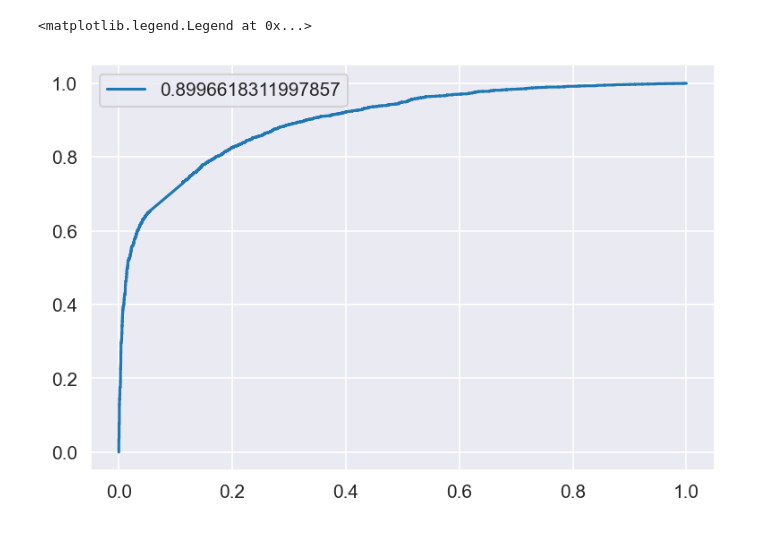
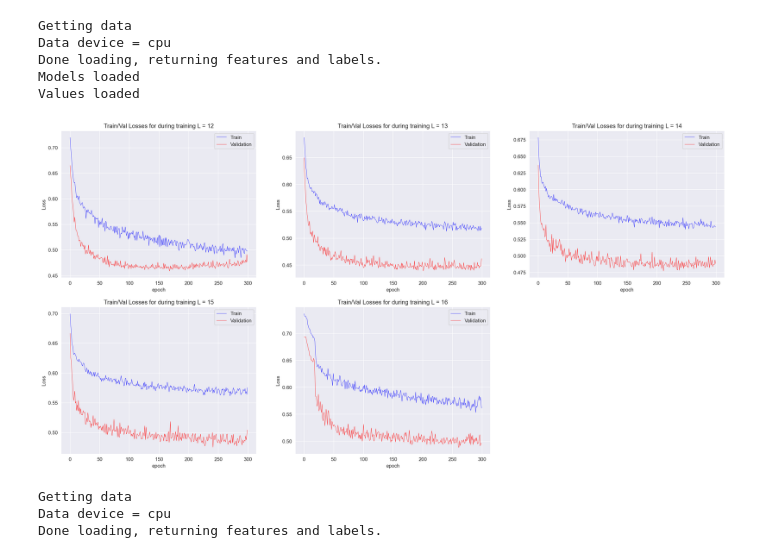
Before and after one commit to richieYT-wan/DeepCAT_PyTorch, a Jupyter notebook: notebooks/models_plots.ipynb, the cells around one changed output. Saved outputs shown, nothing was run; the diff lists cells and outputs as text; code cells hidden in the pictures.

```diff
--- a/notebooks/models_plots.ipynb
+++ b/notebooks/models_plots.ipynb
@@ -97,7 +66,0 @@ a,b,c,d,e = eval_model(test_dict2[12], nn.CrossEntropyLoss(), train_feats[12], t
-# %%
-import matplotlib.pyplot as plt
-plt.plot(e[0],e[1], label = str(c))
-plt.legend()
-# %% [output]
-<matplotlib.legend.Legend at 0x...>
-[figure, removed]
@@ -103,0 +69,72 @@ plt.legend()
+# %%
+TRAIN_FEATURES, TRAIN_LABELS = generate_features_labels(train_tumor, train_normal, keys=[12,13,14],device= None, shuffle=True)
+models = load_models([12,13,14,15,16], '../src/Output/test/')
+a,b,c,d,e = load_losses([12,13,14,15,16], '../src/Output/test/')
+# %% [output]
+Getting data
+Data device = cpu
+Done loading, returning features and labels.
+Models loaded
+Values loaded
+# %%
+EPOCHLAYOUT = {
+    1: [1, 1, (8,6)],
+    2: [1, 2, (16,6)],
+    3: [1, 3, (24,6)],
+    4: [2, 2, (16,12)],
+    5: [2, 3, (24,12)]
+}
+def plot_loss(train_dict, val_dict, keys, save = 'losses.jpg'):
+    num = len(keys)
+    fig, axes = plt.subplots(EPOCHLAYOUT[num][0],EPOCHLAYOUT[num][1], figsize = EPOCHLAYOUT[num][2])
+    if num > 1:
+        ax = axes.ravel()
+        for index, ll in enumerate(keys):
+            ax[index].plot(train_dict[ll], 'b-', lw = 0.5, label = 'Train')
+            ax[index].plot(val_dict[ll], 'r-', lw = 0.5, label = 'Validation')
+            ax[index].legend(loc='best')
+            ax[index].set_title('Train/Val Losses for during training L = {}'.format(ll))
+            ax[index].set_xlabel('epoch')
+            ax[index].set_ylabel('Loss')
+        if num == 5 : fig.delaxes(ax[-1])
+    if num == 1:
+        ll=keys[0]
+        print(ll)
+        print(train_dict.keys())
+        axes.plot(train_dict[ll], 'b-', lw = 0.5, label = 'Train')
+        axes.plot(val_dict[ll], 'r-', lw = 0.5, label = 'Validation')
+        axes.legend(loc='best')
+        axes.set_title('Train/Val Losses for during training L = {}'.format(ll),fontweight='bold')
+        axes.set_xlabel('epoch')
+        axes.set_ylabel('Loss')
+    plt.savefig(save)
+
+plot_loss(a,b,[12,13,14,15,16])
+# %% [output]
+[figure, added]
+# %%
+#Checking ROC Curves
+TRAINDIR = '../TrainingData/'
+files = os.listdir(TRAINDIR)
+files = [f for f in files if '.txt' in f]
+test_normal = read_seq(TRAINDIR+files[1])
+test_tumor = read_seq(TRAINDIR+files[3])
+test_data, test_labels = generate_features_labels(test_tumor, test_normal)
+keys = [12,13,14,15,16]
+roc_dict = {}
+criterion = nn.CrossEntropyLoss()
+#Getting roc_dict on test set
+for ll in keys:
+    data_tmp= test_data[ll].detach().clone().to(device)
+    labels_tmp= test_labels[ll].detach().clone().to(device)
+    models[ll].to('cuda')
+    _,_, auc, _, CURVE = eval_model(models[ll], criterion,
+                                    data_tmp, labels_tmp, return_curve = True)
+    roc_dict[ll] = [auc, CURVE]
+    data_tmp.to('cpu')
+    labels_tmp.to('cpu')
+    models[ll].to('cpu')
+# %% [output]
+Getting data
+Data device = cpu
+Done loading, returning features and labels.
```
Also changed, not shown: parts of 10 cells of this notebook, 42 other files.
